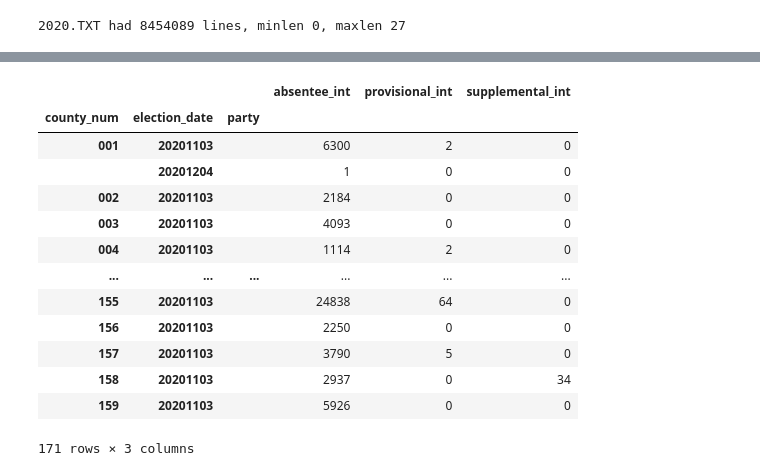
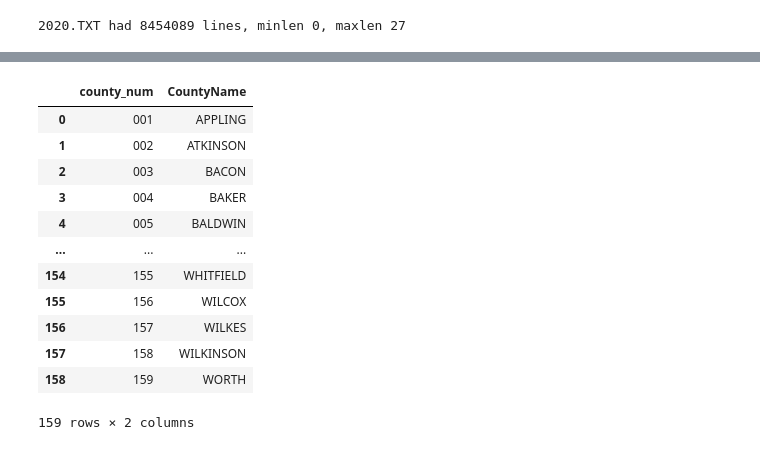
Before and after one commit to jhmuller/ga-votes, a Jupyter notebook: ga.ipynb, the cells around one changed output, grey strips where cells are left out. Cells and saved outputs as stored; diff of their text form; code cells hidden in the pictures.

```diff
--- a/ga.ipynb
+++ b/ga.ipynb
@@ -700,17 +827,0 @@ gdf = gendf[allcols].groupby(by=gcols).sum()
-# %%
-gdf
-# %% [output]
-|  |  |  | absentee_int | provisional_int | supplemental_int |
-| county_num | election_date | party |  |  |  |
-| 001 | 20201103 |  | 6300 | 2 | 0 |
-|  | 20201204 |  | 1 | 0 | 0 |
-| 002 | 20201103 |  | 2184 | 0 | 0 |
-| 003 | 20201103 |  | 4093 | 0 | 0 |
-| 004 | 20201103 |  | 1114 | 2 | 0 |
-| ... | ... | ... | ... | ... | ... |
-| 155 | 20201103 |  | 24838 | 64 | 0 |
-| 156 | 20201103 |  | 2250 | 0 | 0 |
-| 157 | 20201103 |  | 3790 | 5 | 0 |
-| 158 | 20201103 |  | 2937 | 0 | 34 |
-| 159 | 20201103 |  | 5926 | 0 | 0 |
-171 rows × 3 columns
@@ -765,0 +828,34 @@ table[0]
+# %%
+dpath = "data"
+fname = "counties.txt"
+fpath = os.path.join(dpath, fname)
+with open(fpath, mode="r") as fp:
+    clines = fp.readlines()
+ctups = []
+for i, line in enumerate(clines):
+    parts = str(line).strip().split(' ')
+    if len(parts) < 2:
+        msg = "line '{0}' has {1} parts, should have > 2".format(i, line)
+        msg += "line: {0}".format(line)
+        print(msg)
+        continue
+    code = str(parts[0]).strip()
+    county = " ".join(parts[1:])
+    ctups.append((code, county))
+countydf = pd.DataFrame(ctups)
+countydf.columns = ['county_num', 'CountyName']
+countydf
+# %% [output]
+|  | county_num | CountyName |
+| 0 | 001 | APPLING |
+| 1 | 002 | ATKINSON |
+| 2 | 003 | BACON |
+| 3 | 004 | BAKER |
+| 4 | 005 | BALDWIN |
+| ... | ... | ... |
+| 154 | 155 | WHITFIELD |
+| 155 | 156 | WILCOX |
+| 156 | 157 | WILKES |
+| 157 | 158 | WILKINSON |
+| 158 | 159 | WORTH |
+159 rows × 2 columns
```
Also changed, not shown: parts of 37 cells of this notebook.
